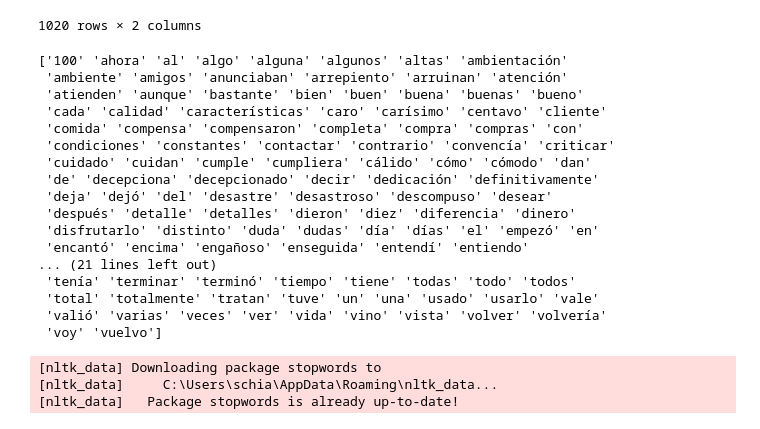
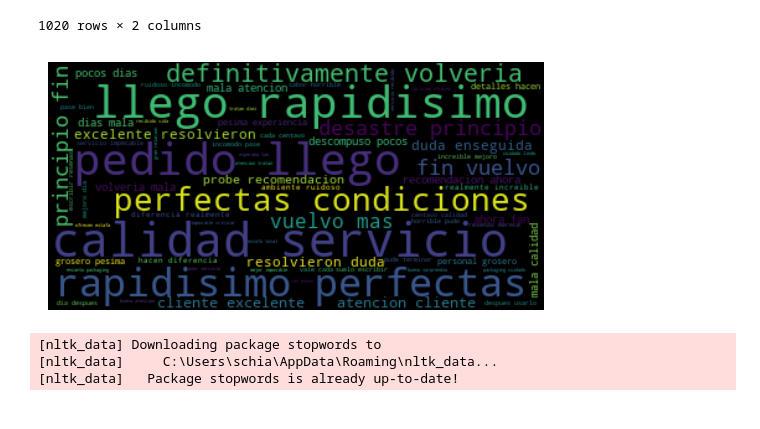
Before and after one commit to chafa618/curso_anotacion_puan, a Jupyter notebook: Clase4/Clase4.ipynb, the cells around one changed output. Cells and saved outputs as stored; diff of their text form; code cells hidden in the pictures.

```diff
--- a/Clase4/Clase4.ipynb
+++ b/Clase4/Clase4.ipynb
@@ -241,31 +248,17 @@ csv_data
 # %%
 from sklearn.feature_extraction.text import CountVectorizer
 
-corpus = csv_data["text"].to_list()[:500]
-labels = csv_data["label"].tolist()[:500]  # 1 = positivo, 0 = negativo
+sentiment_corpus = csv_data["text"].to_list()[:500]
+sentiment_labels = csv_data["label"].tolist()[:500]  # 1 = positivo, 0 = negativo
 
 vectorizer = CountVectorizer()
-X = vectorizer.fit_transform(corpus)
+X = vectorizer.fit_transform(sentiment_corpus)
 
 print(vectorizer.get_feature_names_out())  # Ver palabras en vocabulario
-# %% [output]
-['100' 'ahora' 'al' 'algo' 'alguna' 'algunos' 'altas' 'ambientación'
- 'ambiente' 'amigos' 'anunciaban' 'arrepiento' 'arruinan' 'atención'
- 'atienden' 'aunque' 'bastante' 'bien' 'buen' 'buena' 'buenas' 'bueno'
- 'cada' 'calidad' 'características' 'caro' 'carísimo' 'centavo' 'cliente'
- 'comida' 'compensa' 'compensaron' 'completa' 'compra' 'compras' 'con'
- 'condiciones' 'constantes' 'contactar' 'contrario' 'convencía' 'criticar'
- 'cuidado' 'cuidan' 'cumple' 'cumpliera' 'cálido' 'cómo' 'cómodo' 'dan'
- 'de' 'decepciona' 'decepcionado' 'decir' 'dedicación' 'definitivamente'
- 'deja' 'dejó' 'del' 'desastre' 'desastroso' 'descompuso' 'desear'
- 'después' 'detalle' 'detalles' 'dieron' 'diez' 'diferencia' 'dinero'
- 'disfrutarlo' 'distinto' 'duda' 'dudas' 'día' 'días' 'el' 'empezó' 'en'
- 'encantó' 'encima' 'engañoso' 'enseguida' 'entendí' 'entiendo'
-... (21 lines left out)
- 'tenía' 'terminar' 'terminó' 'tiempo' 'tiene' 'todas' 'todo' 'todos'
- 'total' 'totalmente' 'tratan' 'tuve' 'un' 'una' 'usado' 'usarlo' 'vale'
- 'valió' 'varias' 'veces' 'ver' 'vida' 'vino' 'vista' 'volver' 'volvería'
- 'voy' 'vuelvo']
+# %%
+plot_bag_of_words(sentiment_corpus)
+# %% [output]
+[figure, added]
 # %%
 from funciones import plot_text_word_matrix
 
```
Also changed, not shown: parts of 1 cell of this notebook, 1 other file.
